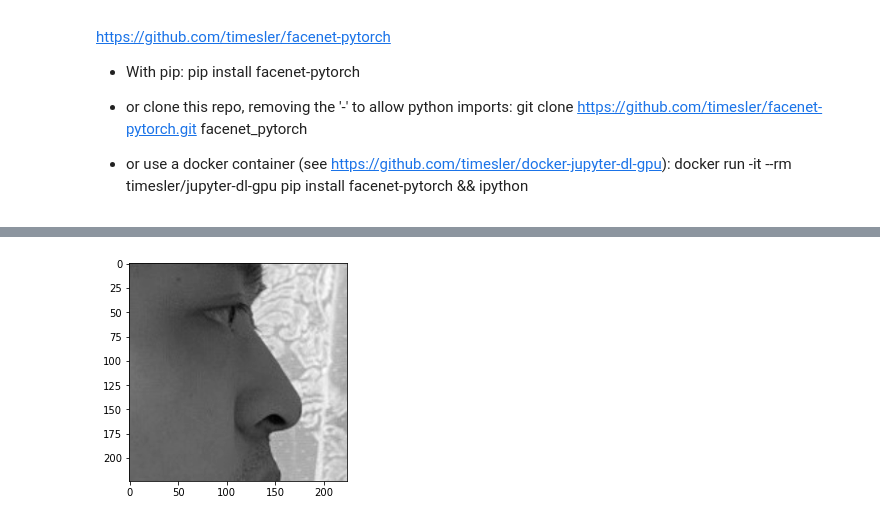
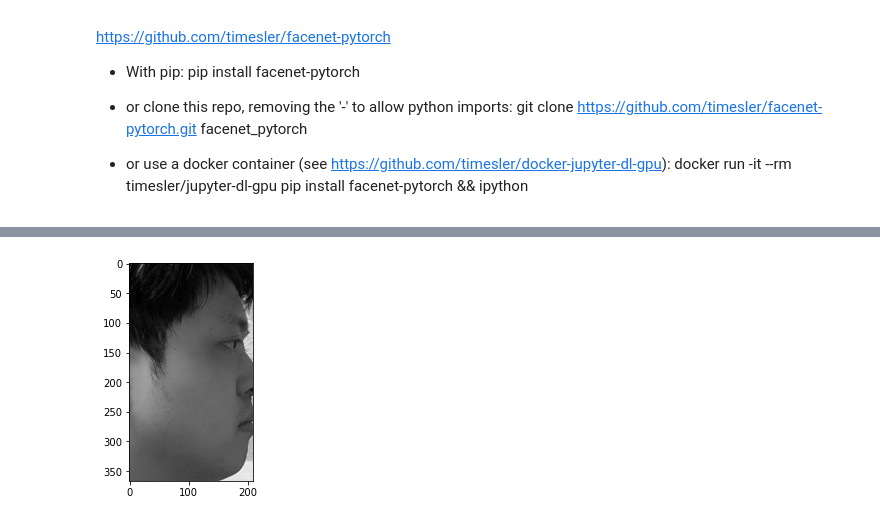
Before and after one commit to 2wind/LandmarkDetector, a Jupyter notebook: sortout.ipynb, the cells around one changed output, grey strips where cells are left out. Saved outputs shown, nothing was run; the diff lists cells and outputs as text; code cells hidden in the pictures.

Commit message:
implemented basic Multi patch sliding window detection

```diff
--- a/sortout.ipynb
+++ b/sortout.ipynb
@@ -415,7 +430,7 @@ with torch.no_grad():
 
     best_network = Network()
     best_network.cuda()
-    best_network.load_state_dict(torch.load(f"model/{time_str}_{landmark_name}_{num_epochs}_{weights_path}_{network.model_name}.tar")['network_state_dict'])
+    best_network.load_state_dict(torch.load(f"model/{time_str}_{landmark_number}_{num_epochs}_{weights_path}_{network.model_name}.tar")['network_state_dict'])
     best_network.eval()
 
     images, classification = next(iter(valid_loader))
@@ -428,8 +443,9 @@ with torch.no_grad():
     for img_num in range(8):
         plt.subplot(8,1,img_num+1)
         plt.imshow(images[img_num].cpu().numpy().transpose(1,2,0).squeeze(), cmap='gray')
-        plt.text(0.5, 0, predictions[img_num, :, :])
-        plt.text(0.5, 0, classification[img_num, :, :])
+        print(predictions[img_num])
+        plt.text(0, 0, predictions[img_num, :])
+        plt.text(0, 20, classification[img_num, :])
 
 print('Total number of test images: {}'.format(len(valid_dataset)))
 
@@ -468,3 +476,16 @@ git clone https://github.com/timesler/facenet-pytorch.git facenet_pytorch
 
 - or use a docker container (see https://github.com/timesler/docker-jupyter-dl-gpu):
 docker run -it --rm timesler/jupyter-dl-gpu pip install facenet-pytorch && ipython
+# %%
+def crop_image(image, size):
+    images = []
+    p0s = []
+    width, height = image.size
+    for i in range(0, height, size):
+        for j in range(0, width, size):
+            box = (j, i, j+size, i+size)
+            a = image.crop(box)
+            images.append(a)
+            p0s.append((j, i))
+
+    return images, p0s
@@ -479,12 +525,11 @@ mtcnn = MTCNN(image_size=224, device=device)
 #######################################################################
 image_path = 'prop.jpg'
 
+patch_size = 80
 
 
 #######################################################################
-base_network = Network(num_classes=12)
-base_network.load_state_dict(torch.load(f"model/0525_1954_6_100_face_landmarks_transfer__resnext50.tar")['network_state_dict'])
-base_network.eval()
+
 
 
 image_open = time.time()
@@ -503,44 +548,62 @@ x0, y0, x1, y1 = int(x0), int(y0), int(x1), int(y1)
 # image = np.array(grayscale_image)
 # image = image[y0:y1, x0:x1]
 # image = TF.crop(grayscale_image, y0, x0, y1-y0, x1-x0)
-image = TF.resized_crop(grayscale_image, y0, x0, y1-y0, x1-x0, size=(224, 224))
+image = TF.crop(grayscale_image, y0, x0, y1-y0, x1-x0)
 plt.imshow(image, cmap='gray')
-plt.imsave("profile_cut.png", image, cmap='gray')
-# image = TF.resize(Image.fromarray(image), size=(224, 224))
-image = TF.to_tensor(image)
-image = TF.normalize(image, [0.6945], [0.33497])
+patches, p0s = crop_image(image, patch_size)
+
+slot = [[], [], [], [], [], []]
+
 from_image_inference = time.time()
-with torch.no_grad():
-   landmarks = base_network(image.unsqueeze(0))
 
-# second inference using landmark and bounding box
-# use for i in range(6) for real case.
-# for testing, testing using landmarks[0,0:2]
-print(landmarks)
-landmarks = (landmarks.view(6, 2).detach().numpy() + 0.5) * np.array([[x1-x0, y1-y0]]) + np.array([[x0, y0]])
-x, y = landmarks[0, 0:2]
-t, l, h, w = y - 80, x - 80, 160, 160
+base_network = Network(num_classes=6)
+base_network.load_state_dict(torch.load(f"model/0526_1827_6_50_face_classification_patch__resnext50.tar")['network_state_dict'])
+base_network.eval()
 
-patch = TF.resized_crop(grayscale_image, t,l, h, w, size=(224, 224))
-plt.imshow(patch, cmap='gray')
-patch = TF.to_tensor(patch)
-patch = TF.normalize(patch, [0.6945], [0.33497])
 
-patch_net = Network(num_classes=2)
+for i in range(len(patches)):
+   patch, p0 = patches[i], p0s[i]
+   # image = TF.resize(Image.fromarray(image), size=(224, 224))
+   patch = TF.to_tensor(patch)
+   patch = TF.normalize(patch, [0.6945], [0.33497])
+
+   with torch.no_grad():
+      possiblity = base_network(patch.unsqueeze(0))
+
+   for i in range(6):
+      prob = possiblity[0][i]
+      #print(p0, i, prob)
+      if prob > 0.95:
+         slot[i].append((patch, p0))
+
+patch_net = PatchNetwork(num_classes=2)
 patch_net.load_state_dict(torch.load(f"model/0526_1005_29@2_100_face_landmarks_patch__resnext50.tar")['network_state_dict'])
 patch_net.eval()
 
-with torch.no_grad():
-   single_landmark = patch_net(patch.unsqueeze(0))
 
-print(single_landmark)
+all_landmarks = []
+#for each_patches in slot:
+each_patches = slot[0]
+for (patch, p0) in each_patches:
+   # second inference using landmark and bounding box
+   # use for i in range(6) for real case.
+   # for testing, testing using landmarks[0,0:2]
+   patch = TF.resize(patch, (224, 224))
 
-single_landmark = (single_landmark.view(1,2).detach().numpy() + 0.5) * np.array([[160,160]]) + np.array([[l, t]])
-print(single_landmark)
+
+   with torch.no_grad():
+         single_landmark = patch_net(patch.unsqueeze(0))
+
+   print(single_landmark)
+
+   single_landmark = (single_landmark.view(1,2).detach().numpy() + 0.5) * np.array([[patch_size,patch_size]]) + np.array([p0]) + np.array([[x0, y0]])
+   print(single_landmark)
+   all_landmarks.append((0, single_landmark)) # 0 here is landmark 0(29@2)
 
 plt.figure()
 plt.imshow(input_image)
-plt.scatter(single_landmark[:,0], single_landmark[:,1], c = 'c', s = 5)
+for (number, ld) in all_landmarks:
+   plt.scatter(ld[:,0], ld[:,1], c = 'c', s = 5)
 plt.savefig('result.png', dpi=300)
 plt.show()
 
@@ -557 +628 @@ tensor([[0.0796, 0.0503]])
-[figure, old version]
+[figure, new version]
```
Also changed, not shown: parts of 8 cells of this notebook, 3 other files.
